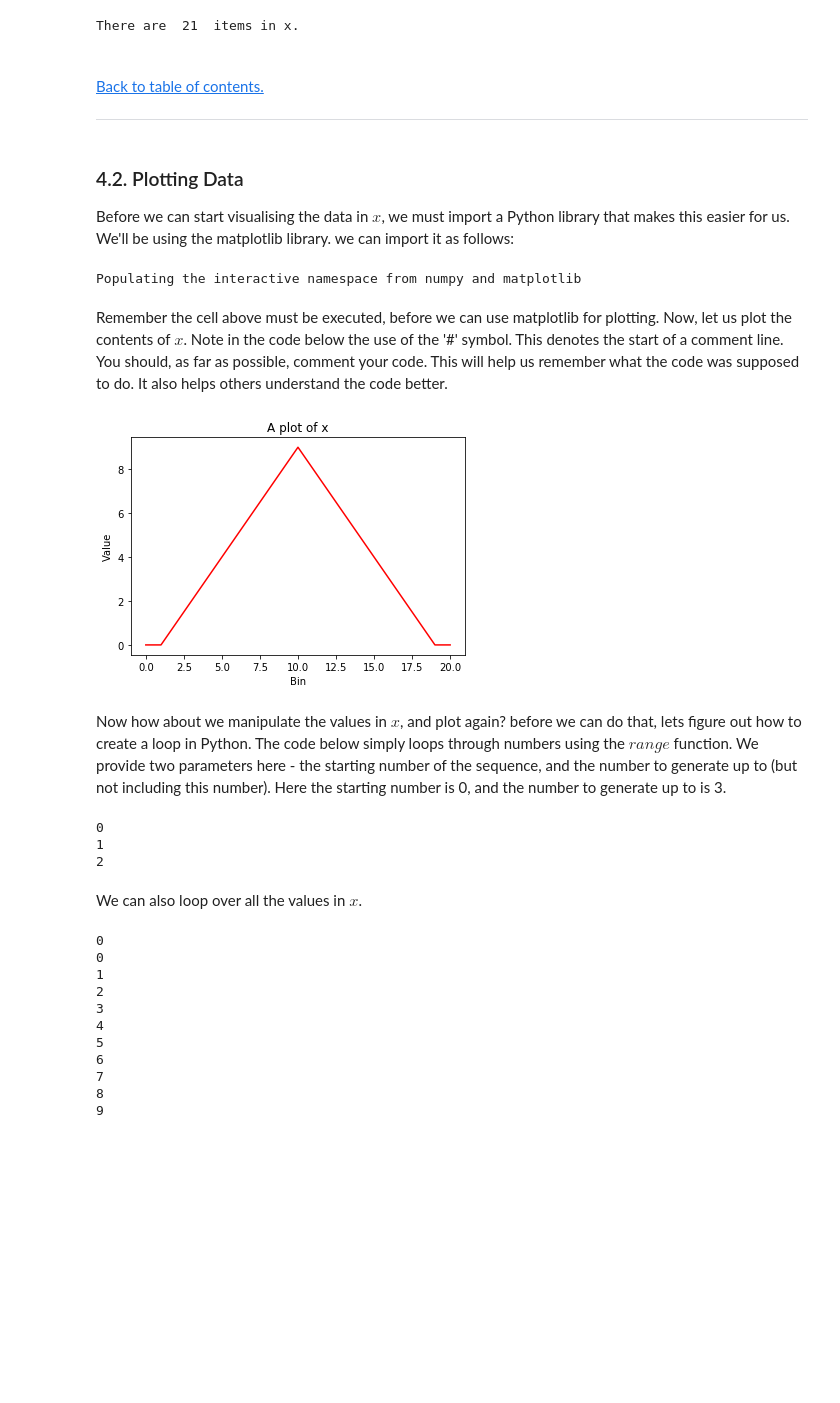
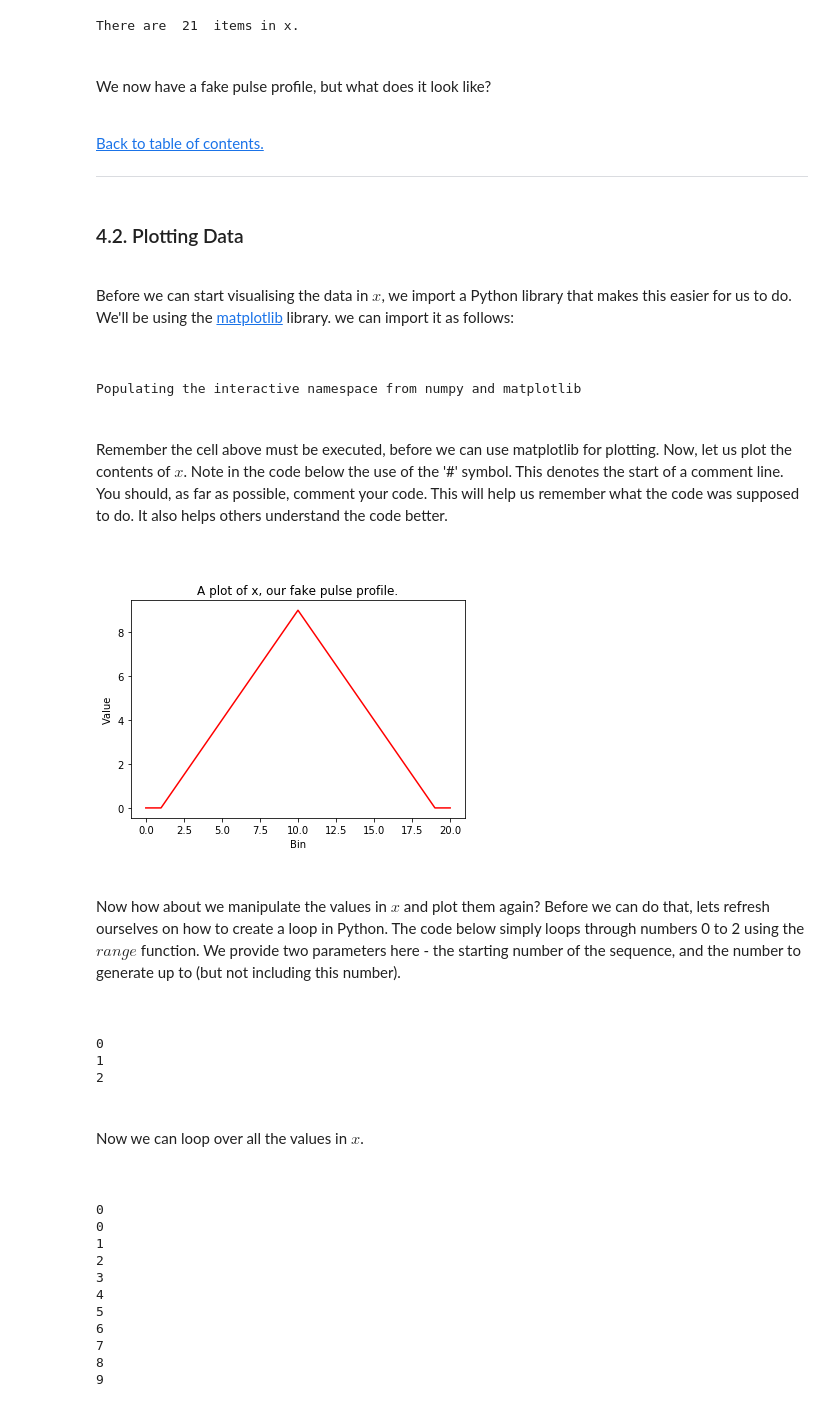
Before and after one commit to scienceguyrob/AI4AstroMasterclass, a Jupyter notebook: A.I. for Astrophysics Masterclass - Classifying Pulsars.ipynb, the cells around one changed output. Saved outputs shown, nothing was run; the diff lists cells and outputs as text; code cells hidden in the pictures; blank space fills up the shorter version.

```diff
--- a/A.I. for Astrophysics Masterclass - Classifying Pulsars.ipynb
+++ b/A.I. for Astrophysics Masterclass - Classifying Pulsars.ipynb
@@ -3900,6 +3924,10 @@ print( "There are ", len(x) , " items in x.")
 # %% [output]
 There are  21  items in x.
 # %% [markdown]
+<br/>
+
+We now have a fake pulse profile, but what does it look like?
+
 <br/>
 
 [Back to table of contents.](#Contents)
@@ -3908,26 +3936,38 @@ There are  21  items in x.
 # %% [markdown]
 ### <a id="dataplots"></a>4.2. Plotting Data
 
-Before we can start visualising the data in $x$, we must import a Python library that makes this easier for us. We'll be using the matplotlib library. we can import it as follows:
+<br/>
+
+Before we can start visualising the data in $x$, we import a Python library that makes this easier for us to do. We'll be using the [matplotlib](https://matplotlib.org/) library. we can import it as follows:
+
+<br/>
 # %%
 %pylab inline
 import matplotlib.pyplot as plt
 # %% [output]
 Populating the interactive namespace from numpy and matplotlib
 # %% [markdown]
+<br/>
+
 Remember the cell above must be executed, before we can use matplotlib for plotting. Now, let us plot the contents of $x$. Note in the code below the use of the '#' symbol. This denotes the start of a comment line. You should, as far as possible, comment your code. This will help us remember what the code was supposed to do. It also helps others understand the code better.
+
+<br/>
 # %%
 # Here I plot the contents of the variable x.
 figure(1)
 plot(x, 'r') # The 'r' parameter tells matplotlib to plot in red.
 xlabel('Bin')
 ylabel('Value')
-title("A plot of x")
+title("A plot of x, our fake pulse profile.")
 show()
 # %% [output]
-[figure, old version]
+[figure, new version]
 # %% [markdown]
-Now how about we manipulate the values in $x$, and plot again? before we can do that, lets figure out how to create a loop in Python. The code below simply loops through numbers using the $range$ function. We provide two parameters here - the starting number of the sequence, and the number to generate up to (but not including this number). Here the starting number is 0, and the number to generate up to is 3.
+<br/>
+
+Now how about we manipulate the values in $x$ and plot them again? Before we can do that, lets refresh ourselves on how to create a loop in Python. The code below simply loops through numbers 0 to 2 using the $range$ function. We provide two parameters here - the starting number of the sequence, and the number to generate up to (but not including this number).
+
+<br/>
 # %%
 # A simple loop.
 for i in range(0,3):
@@ -3937,7 +3977,11 @@ for i in range(0,3):
 1
 2
 # %% [markdown]
-We can also loop over all the values in $x$.
+<br/>
+
+Now we can loop over all the values in $x$.
+
+<br/>
 # %%
 for value in x:
     print(value)
```
Also changed, not shown: parts of 77 cells of this notebook.
